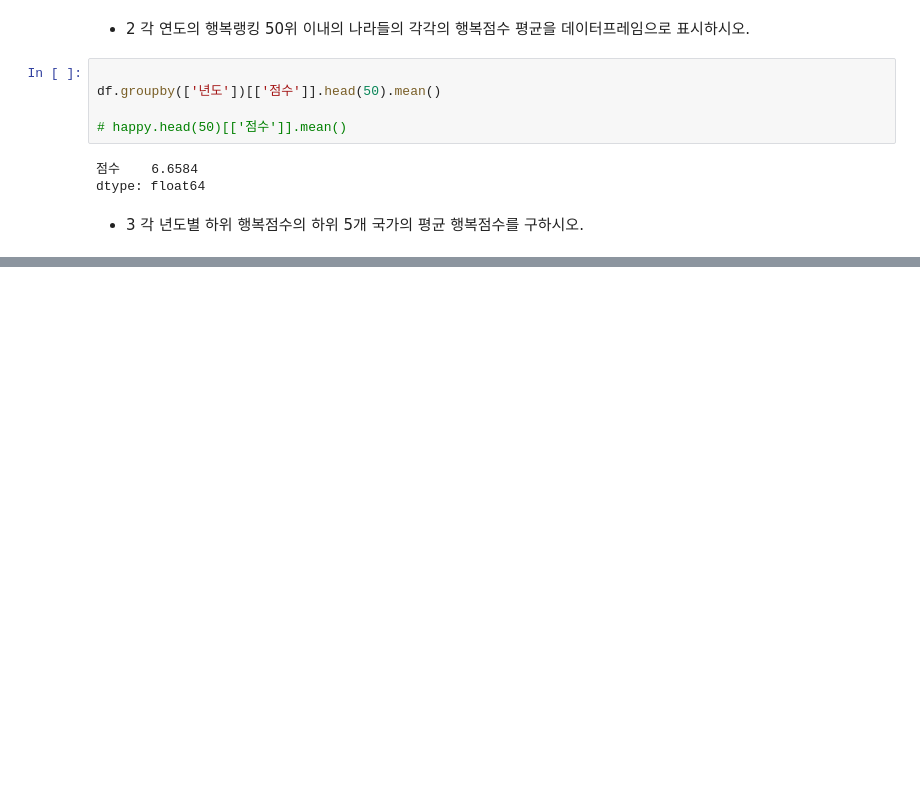
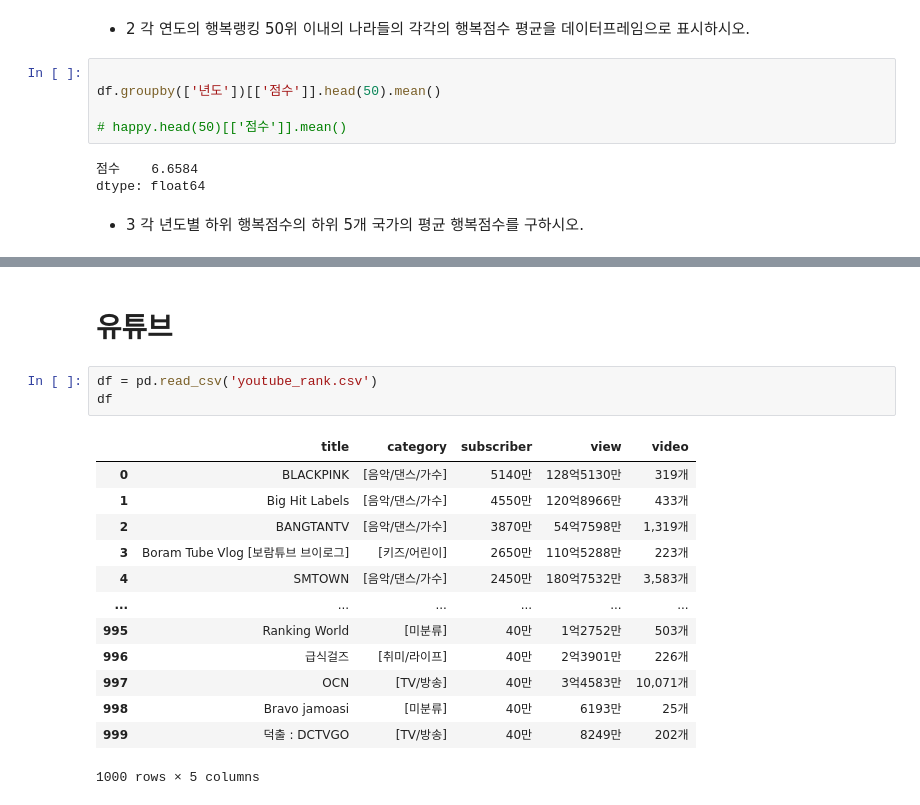
Before and after one commit to jjh9329/numpy-study, a Jupyter notebook: 시험/장재호.ipynb, the cells around one changed output, grey strips where cells are left out. Drawn from its saved outputs; the diff is of its cells as text; blank space fills up the shorter version.

```diff
--- a/시험/장재호.ipynb
+++ b/시험/장재호.ipynb
@@ -237,0 +321,19 @@ dtype: float64
+# %% [markdown]
+# 유튜브
+# %%
+df = pd.read_csv('youtube_rank.csv')
+df
+# %% [output]
+|  | title | category | subscriber | view | video |
+| 0 | BLACKPINK | [음악/댄스/가수] | 5140만 | 128억5130만 | 319개 |
+| 1 | Big Hit Labels | [음악/댄스/가수] | 4550만 | 120억8966만 | 433개 |
+| 2 | BANGTANTV | [음악/댄스/가수] | 3870만 | 54억7598만 | 1,319개 |
+| 3 | Boram Tube Vlog [보람튜브 브이로그] | [키즈/어린이] | 2650만 | 110억5288만 | 223개 |
+| 4 | SMTOWN | [음악/댄스/가수] | 2450만 | 180억7532만 | 3,583개 |
+| ... | ... | ... | ... | ... | ... |
+| 995 | Ranking World | [미분류] | 40만 | 1억2752만 | 503개 |
+| 996 | 급식걸즈 | [취미/라이프] | 40만 | 2억3901만 | 226개 |
+| 997 | OCN | [TV/방송] | 40만 | 3억4583만 | 10,071개 |
+| 998 | Bravo jamoasi | [미분류] | 40만 | 6193만 | 25개 |
+| 999 | 덕출 : DCTVGO | [TV/방송] | 40만 | 8249만 | 202개 |
+1000 rows × 5 columns
```
Also changed, not shown: parts of 32 cells of this notebook, 1 other file.
